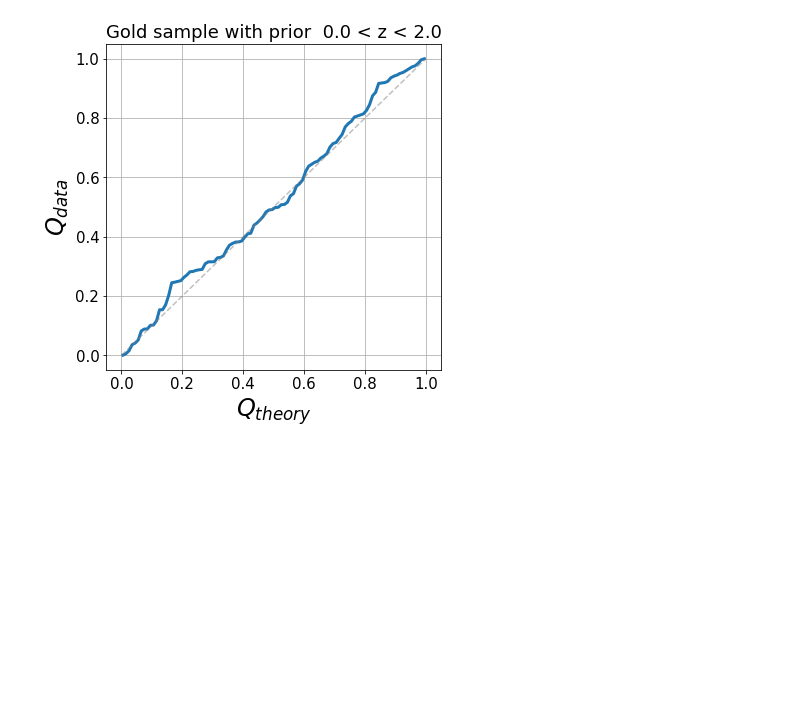
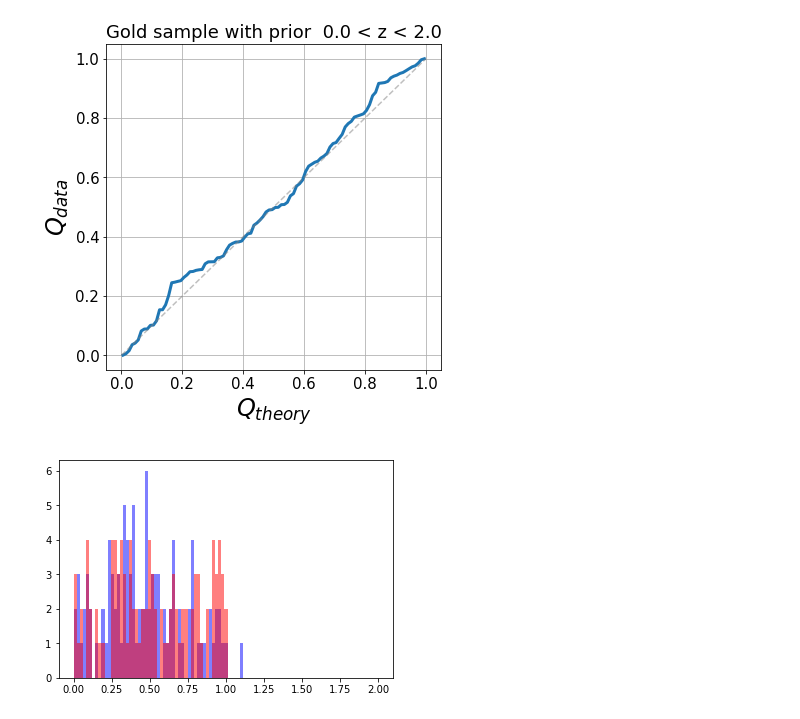
Before and after one commit to rongpu/PZDC1PaperScripts, a Jupyter notebook: my_scripts/PIT_QQ_test.ipynb, the cells around one changed output. Saved outputs shown, nothing was run; the diff lists cells and outputs as text; code cells hidden in the pictures; blank space fills up the shorter version.

```diff
--- a/my_scripts/PIT_QQ_test.ipynb
+++ b/my_scripts/PIT_QQ_test.ipynb
@@ -88,3 +102,9 @@ plt.grid()
 plt.show()
 # %% [output]
 [figure]
+# %%
+plt.hist(pit, bins=np.linspace(0, 2, 100), alpha=0.5, color='b')
+plt.hist(cdfs, bins=np.linspace(0, 2, 100), alpha=0.5, color='r')
+plt.show()
+# %% [output]
+[figure, added]
```
Also changed, not shown: parts of 7 cells of this notebook, 10 other files.
